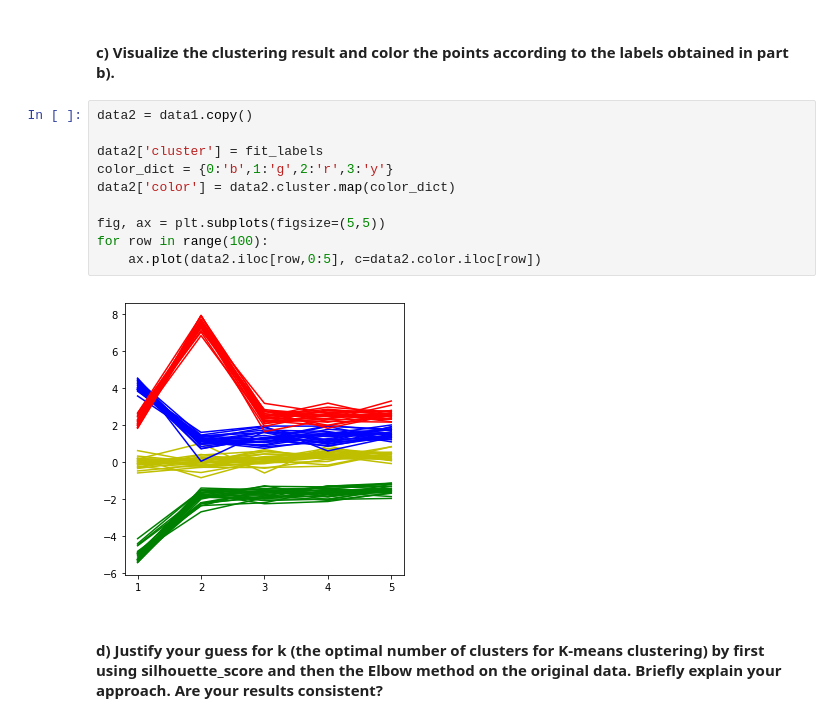
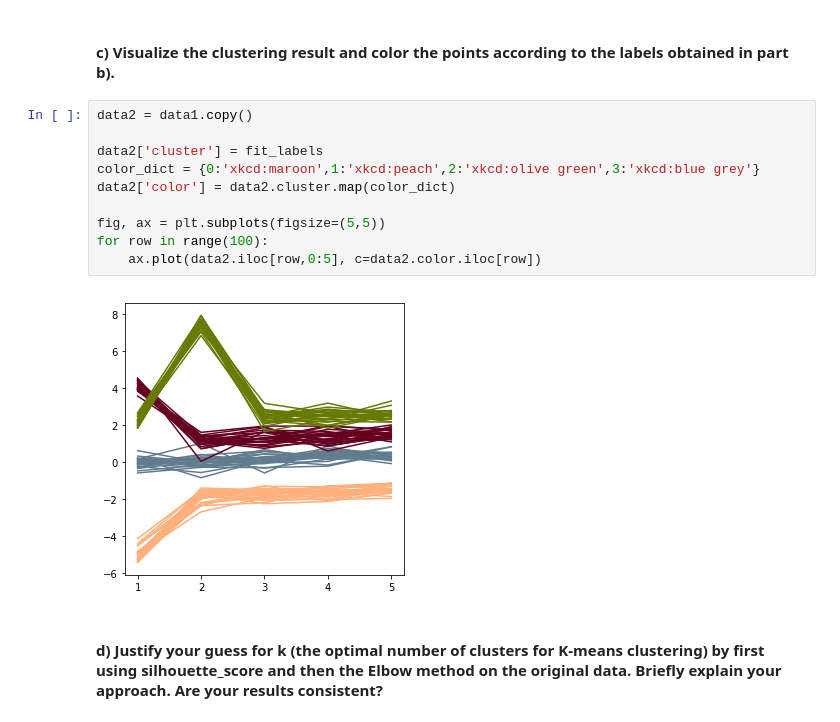
Before and after one commit to tharma3/ads, a Jupyter notebook: homework4_mrn291.ipynb, the cells around one changed output. Drawn from its saved outputs; the diff is of its cells as text.

```diff
--- a/homework4_mrn291.ipynb
+++ b/homework4_mrn291.ipynb
@@ -64,15 +64,15 @@ print(fit_labels) #output the result
 # %%
 data2 = data1.copy()
 
 data2['cluster'] = fit_labels
-color_dict = {0:'b',1:'g',2:'r',3:'y'}
+color_dict = {0:'xkcd:maroon',1:'xkcd:peach',2:'xkcd:olive green',3:'xkcd:blue grey'}
 data2['color'] = data2.cluster.map(color_dict)
 
 fig, ax = plt.subplots(figsize=(5,5))
 for row in range(100):
     ax.plot(data2.iloc[row,0:5], c=data2.color.iloc[row])
 # %% [output]
-[figure, old version]
+[figure, new version]
 # %% [markdown]
 #### d) Justify your guess for k (the optimal number of clusters for K-means clustering) by first using silhouette_score and then the Elbow method on the original data. Briefly explain your approach. Are your results consistent?
 # %%
```
Also changed, not shown: parts of 6 cells of this notebook.
